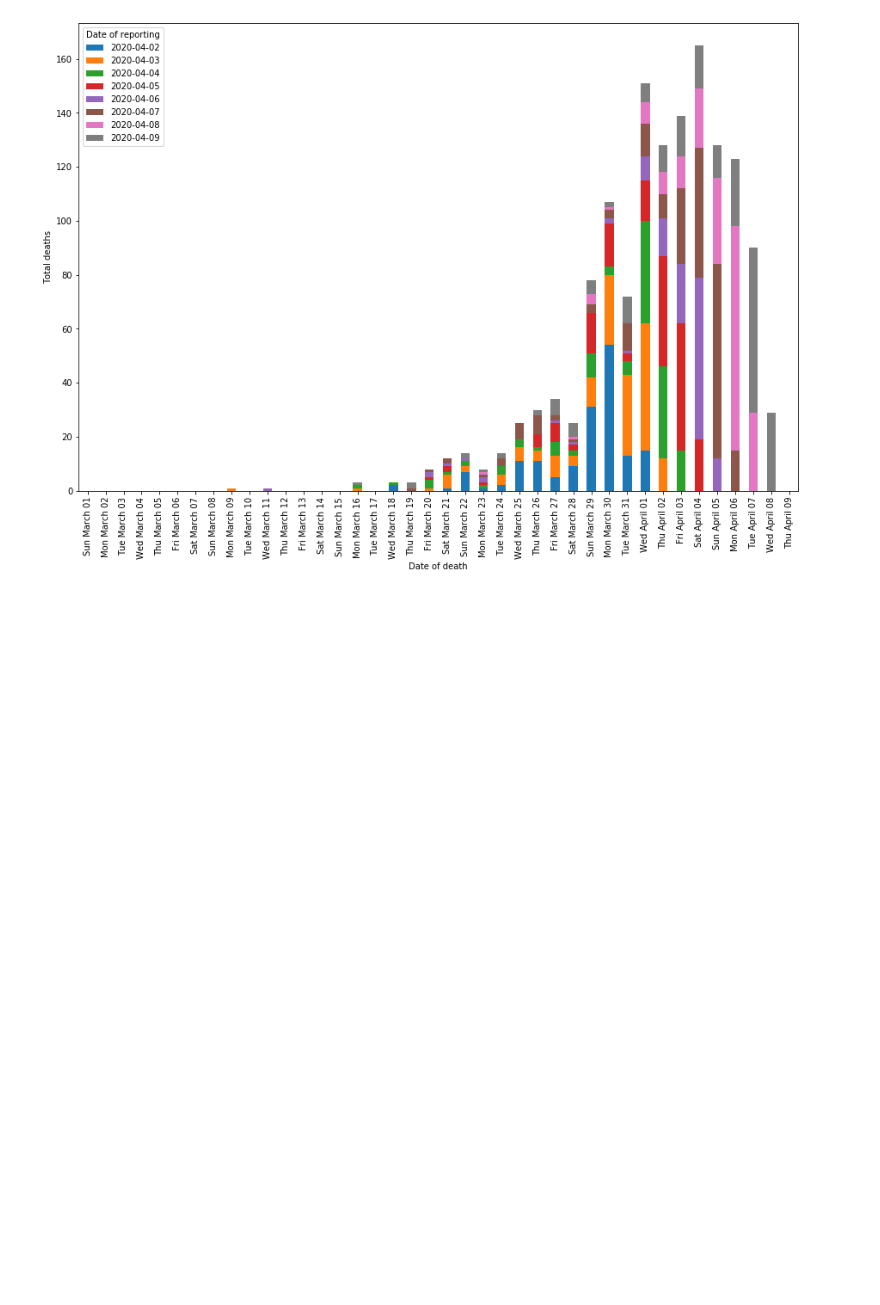
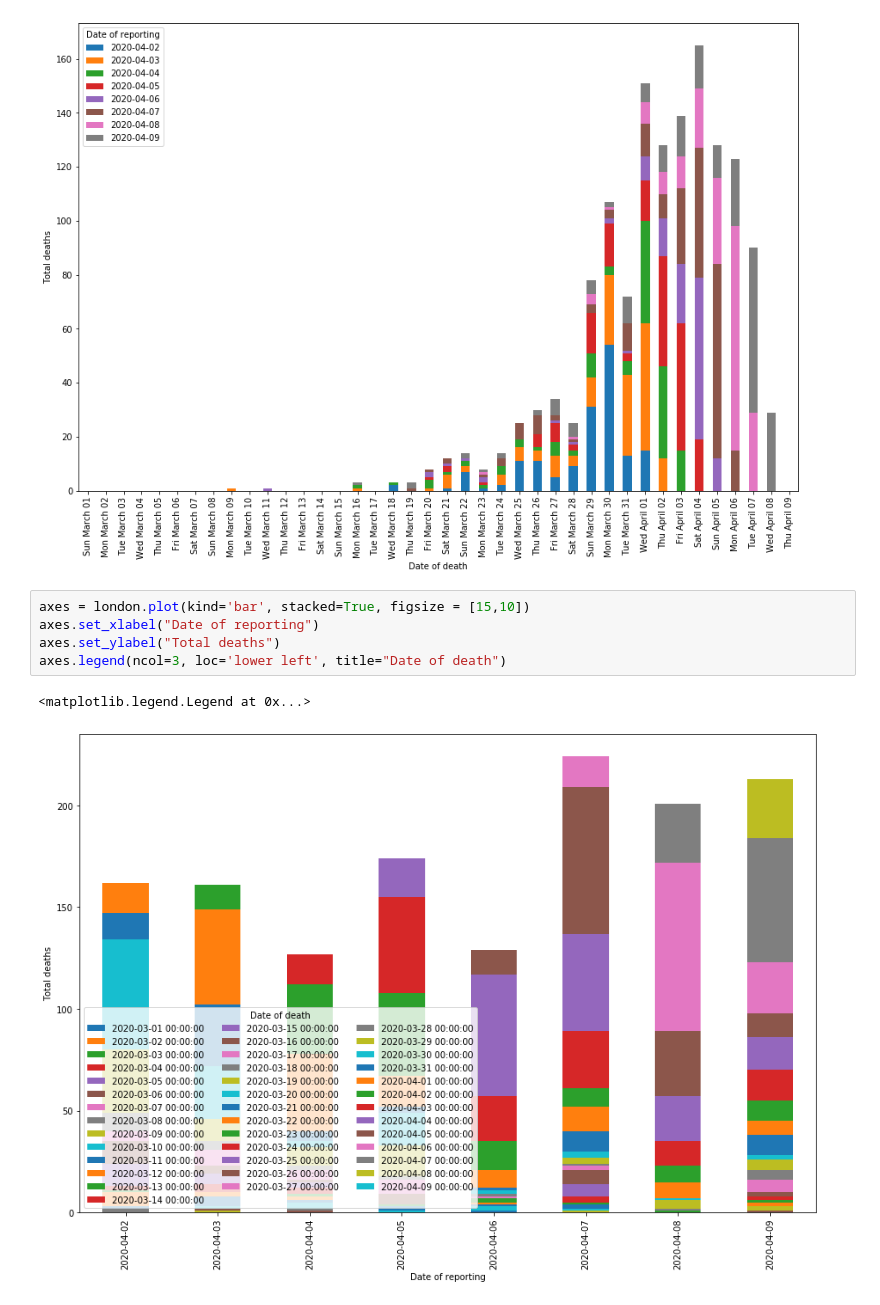
Before and after one commit to jamespjh/Covid19-Data-Personal, a Jupyter notebook: England_Covid19_Deaths_Datawrangling.ipynb, the cells around one changed output. Drawn from its saved outputs; the diff is of its cells as text; blank space fills up the shorter version.

```diff
--- a/England_Covid19_Deaths_Datawrangling.ipynb
+++ b/England_Covid19_Deaths_Datawrangling.ipynb
@@ -191,3 +178,11 @@ formatted_dates = map(lambda x: x.strftime("%a %B %d"), london.columns)
 axes.set_xticklabels(formatted_dates);
 # %% [output]
 [figure]
+# %%
+axes = london.plot(kind='bar', stacked=True, figsize = [15,10])
+axes.set_xlabel("Date of reporting")
+axes.set_ylabel("Total deaths")
+axes.legend(ncol=3, loc='lower left', title="Date of death")
+# %% [output]
+<matplotlib.legend.Legend at 0x...>
+[figure, added]
```
Also changed, not shown: parts of 8 cells of this notebook.
